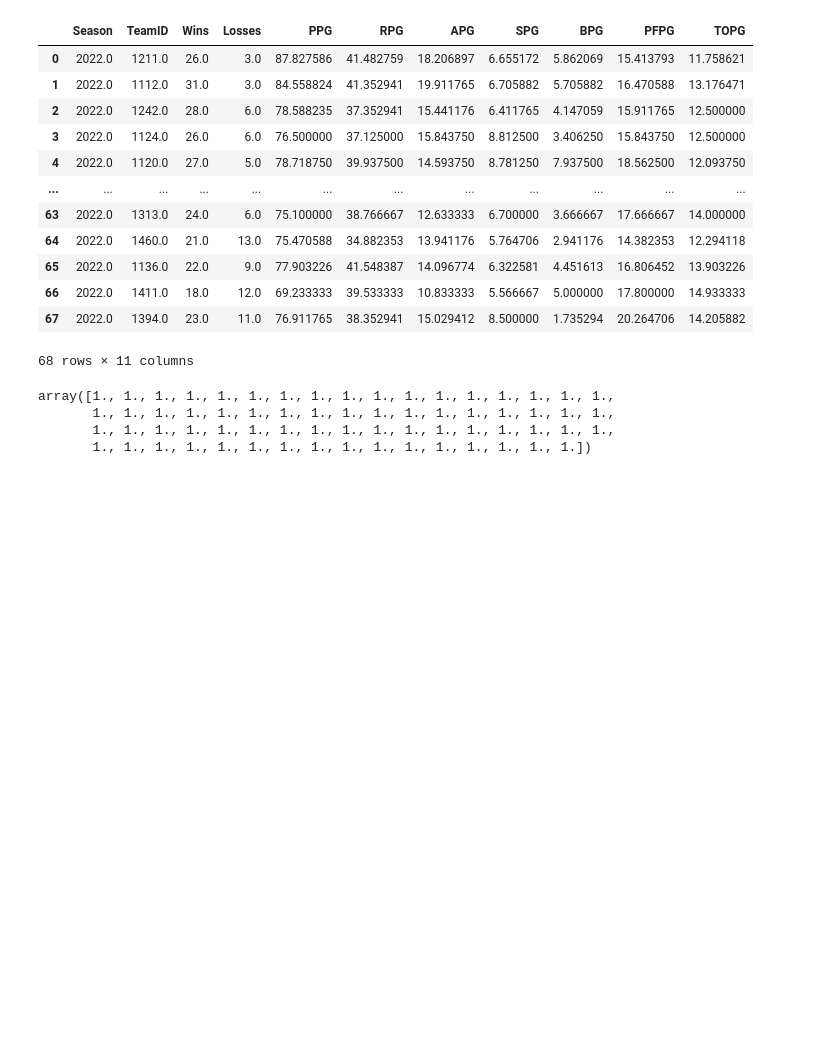
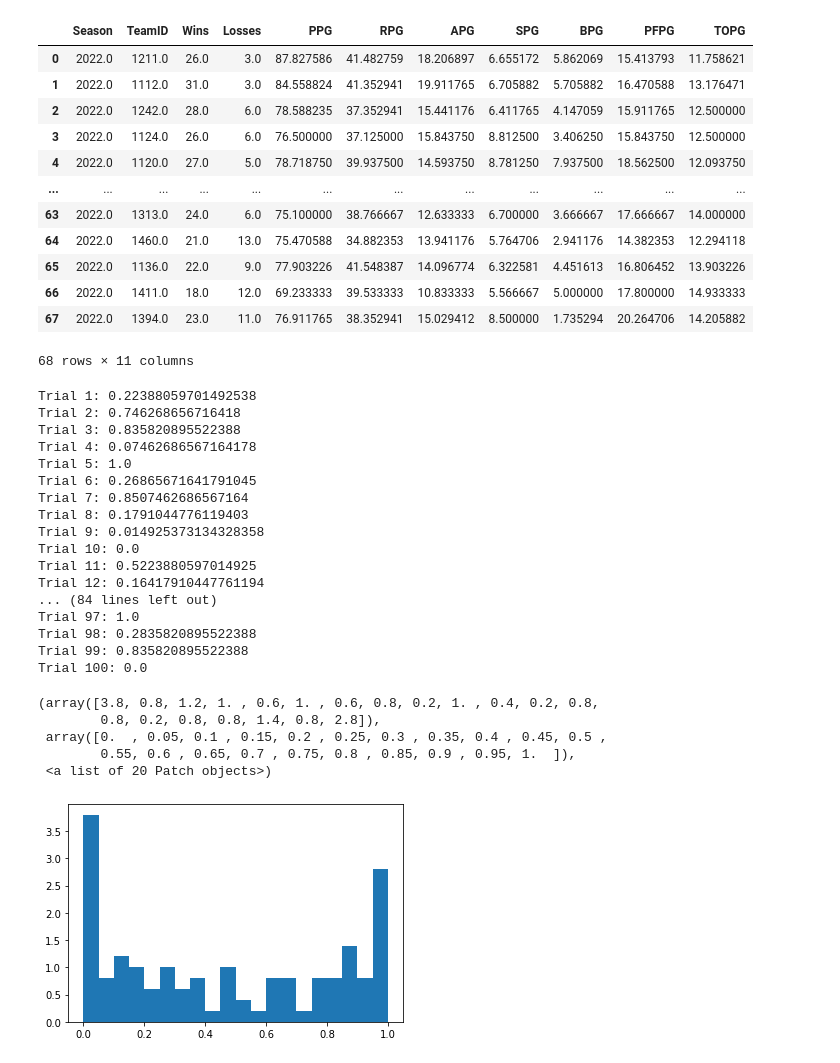
Before and after one commit to AustinStephens/NCAATourneyPredictor, a Jupyter notebook: NCAATourneyPredictor.ipynb, the cells around one changed output. Cells and saved outputs as stored; diff of their text form; code cells hidden in the pictures; blank space fills up the shorter version.

Commit message:
MLP Correlation and XGBoost predictor

```diff
--- a/NCAATourneyPredictor.ipynb
+++ b/NCAATourneyPredictor.ipynb
@@ -206,14 +206,64 @@ team_avgs_2022
 # %%
 #d = {'Team1ID': [1211,1129,1163,1116,1104,1403,1277,1181,1124,1314,1388,1417,1400,1345     1211,1308,1323,1277,1124,], 'Team2ID': [1209,1272,1308,1436,1323,1268,1172,1168,1313,1266,1231,1103,1439,1463,       1272,1116,1403, 1181]}
 #temp_df = pd.DataFrame(data=d)
-# %%
-from sklearn.neural_network import MLPClassifier
-
-model = MLPClassifier(hidden_layer_sizes=200, max_iter=200).fit(train_data, train_labels)
-predictions = model.predict(test_data)
-predictions
-# %% [output]
-array([1., 1., 1., 1., 1., 1., 1., 1., 1., 1., 1., 1., 1., 1., 1., 1., 1.,
-       1., 1., 1., 1., 1., 1., 1., 1., 1., 1., 1., 1., 1., 1., 1., 1., 1.,
-       1., 1., 1., 1., 1., 1., 1., 1., 1., 1., 1., 1., 1., 1., 1., 1., 1.,
-       1., 1., 1., 1., 1., 1., 1., 1., 1., 1., 1., 1., 1., 1., 1., 1.])
+# %%
+from sklearn.neural_network import MLPClassifier
+from matplotlib import pyplot as plt
+import numpy as np
+
+model = MLPClassifier(hidden_layer_sizes=200, max_iter=200).fit(train_data, train_labels)
+predictions = model.predict(test_data)
+predictions
+
+# Correlation checking
+big_corr = []
+for m in range(1):
+    for n in range(10):
+        corr = []
+        for i in range(10):
+            model = MLPClassifier(hidden_layer_sizes=200, max_iter=200).fit(train_data, train_labels)
+            predictions1 = model.predict(test_data)
+            model = MLPClassifier(hidden_layer_sizes=200, max_iter=200).fit(train_data, train_labels)
+            predictions2 = model.predict(test_data)
+            sum1 = 0
+            for j in range(len(predictions1)):
+                sum1 = sum1 + 1 if predictions1[j] == predictions2[j] else sum1
+
+            sum1 /= len(predictions1)
+#            corr.append(sum1)
+            big_corr.append(sum1)
+            print(f"Trial {m*100 + n*10 + i + 1}: {sum1}")
+
+#        avg = sum(corr) / len(corr)
+#        print(avg)
+#        big_corr.append(avg)
+#        corr.clear()
+#    print(f"Overall correlation average: {sum(big_corr)/len(big_corr)}")
+#    big_corr.clear()
+
+
+plt.hist(big_corr, density=True, bins=20)
+# %% [output]
+Trial 1: 0.22388059701492538
+Trial 2: 0.746268656716418
+Trial 3: 0.835820895522388
+Trial 4: 0.07462686567164178
+Trial 5: 1.0
+Trial 6: 0.26865671641791045
+Trial 7: 0.8507462686567164
+Trial 8: 0.1791044776119403
+Trial 9: 0.014925373134328358
+Trial 10: 0.0
+Trial 11: 0.5223880597014925
+Trial 12: 0.16417910447761194
+... (84 lines left out)
+Trial 97: 1.0
+Trial 98: 0.2835820895522388
+Trial 99: 0.835820895522388
+Trial 100: 0.0
+(array([3.8, 0.8, 1.2, 1. , 0.6, 1. , 0.6, 0.8, 0.2, 1. , 0.4, 0.2, 0.8,
+        0.8, 0.2, 0.8, 0.8, 1.4, 0.8, 2.8]),
+ array([0.  , 0.05, 0.1 , 0.15, 0.2 , 0.25, 0.3 , 0.35, 0.4 , 0.45, 0.5 ,
+        0.55, 0.6 , 0.65, 0.7 , 0.75, 0.8 , 0.85, 0.9 , 0.95, 1.  ]),
+ <a list of 20 Patch objects>)
+[figure, added]
```
Also changed, not shown: parts of 2 cells of this notebook.
